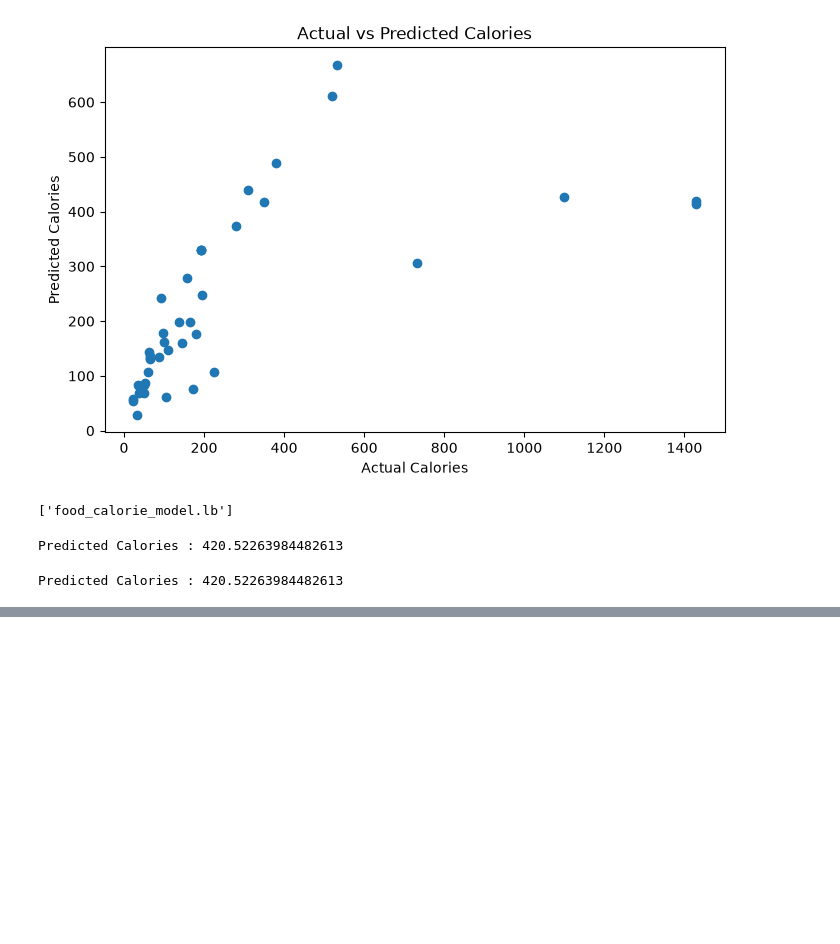
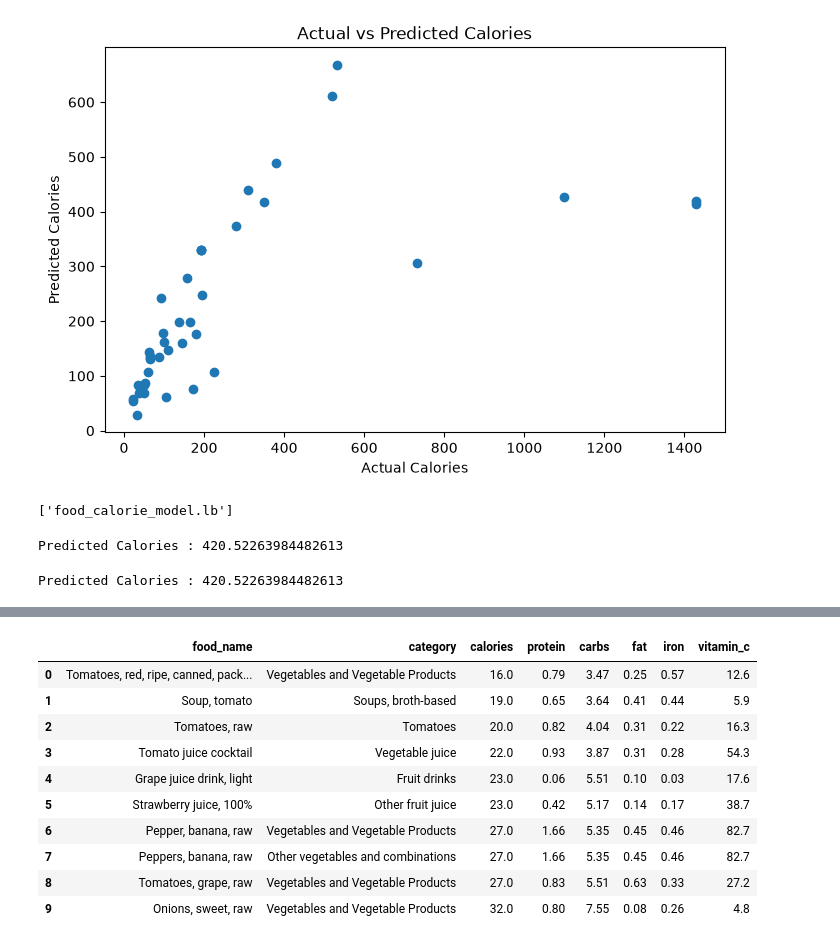
Before and after one commit to Ajitbairwa/Food-Recommendation-Nutrition-System, a Jupyter notebook: Recommendation_System.ipynb, the cells around one changed output, grey strips where cells are left out. Cells and saved outputs as stored; diff of their text form; code cells hidden in the pictures; blank space fills up the shorter version.

Commit message:
Completed Recommendation System Module

```diff
--- a/Recommendation_System.ipynb
+++ b/Recommendation_System.ipynb
@@ -387,0 +676,14 @@ print(pred)
+# %%
+recommend_by_goal("weight loss")
+# %% [output]
+|  | food_name | category | calories | protein | carbs | fat | iron | vitamin_c |
+| 0 | Tomatoes, red, ripe, canned, pack... | Vegetables and Vegetable Products | 16.0 | 0.79 | 3.47 | 0.25 | 0.57 | 12.6 |
+| 1 | Soup, tomato | Soups, broth-based | 19.0 | 0.65 | 3.64 | 0.41 | 0.44 | 5.9 |
+| 2 | Tomatoes, raw | Tomatoes | 20.0 | 0.82 | 4.04 | 0.31 | 0.22 | 16.3 |
+| 3 | Tomato juice cocktail | Vegetable juice | 22.0 | 0.93 | 3.87 | 0.31 | 0.28 | 54.3 |
+| 4 | Grape juice drink, light | Fruit drinks | 23.0 | 0.06 | 5.51 | 0.10 | 0.03 | 17.6 |
+| 5 | Strawberry juice, 100% | Other fruit juice | 23.0 | 0.42 | 5.17 | 0.14 | 0.17 | 38.7 |
+| 6 | Pepper, banana, raw | Vegetables and Vegetable Products | 27.0 | 1.66 | 5.35 | 0.45 | 0.46 | 82.7 |
+| 7 | Peppers, banana, raw | Other vegetables and combinations | 27.0 | 1.66 | 5.35 | 0.45 | 0.46 | 82.7 |
+| 8 | Tomatoes, grape, raw | Vegetables and Vegetable Products | 27.0 | 0.83 | 5.51 | 0.63 | 0.33 | 27.2 |
+| 9 | Onions, sweet, raw | Vegetables and Vegetable Products | 32.0 | 0.80 | 7.55 | 0.08 | 0.26 | 4.8 |
```
Also changed, not shown: parts of 21 cells of this notebook.
